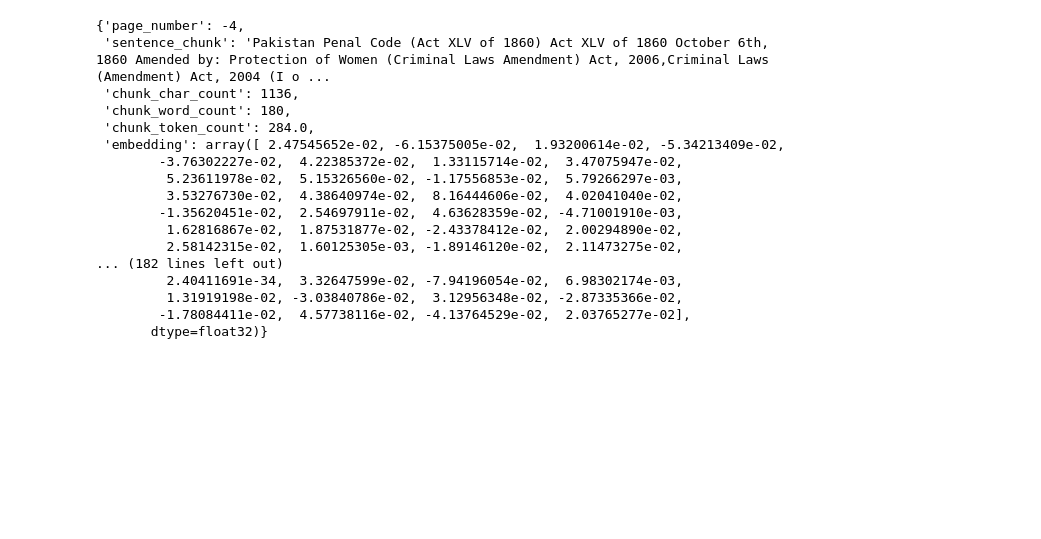
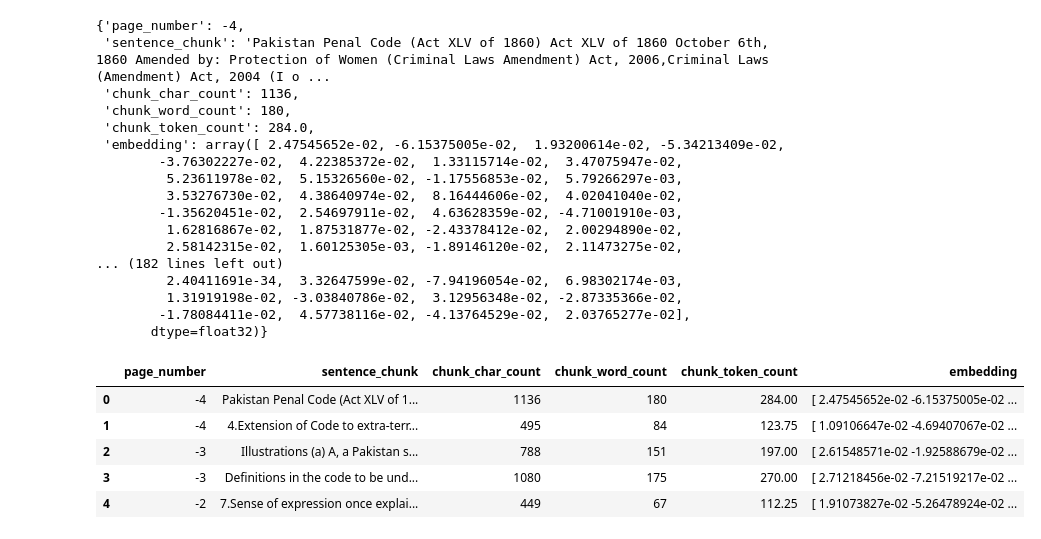
Before and after one commit to afrazk01/LEGALSENSE, a Jupyter notebook: script/legal_advisor.ipynb, the cells around one changed output. Cells and saved outputs as stored; diff of their text form; code cells hidden in the pictures; blank space fills up the shorter version.

```diff
--- a/script/legal_advisor.ipynb
+++ b/script/legal_advisor.ipynb
@@ -211,3 +211,13 @@ pages_and_chunks[0]
 chunks_and_embeddings = pd.DataFrame(pages_and_chunks)
 embeddings_save_path = "U:\\LEGALSENSE\\chunks_and_embeddings.csv"
 chunks_and_embeddings.to_csv(embeddings_save_path, index=False)
+# %%
+chunks_and_embedding_load = pd.read_csv(embeddings_save_path)
+chunks_and_embedding_load.head()
+# %% [output]
+|  | page_number | sentence_chunk | chunk_char_count | chunk_word_count | chunk_token_count | embedding |
+| 0 | -4 | Pakistan Penal Code (Act XLV of 1... | 1136 | 180 | 284.00 | [ 2.47545652e-02 -6.15375005e-02 ... |
+| 1 | -4 | 4.Extension of Code to extra-terr... | 495 | 84 | 123.75 | [ 1.09106647e-02 -4.69407067e-02 ... |
+| 2 | -3 | Illustrations (a) A, a Pakistan s... | 788 | 151 | 197.00 | [ 2.61548571e-02 -1.92588679e-02 ... |
+| 3 | -3 | Definitions in the code to be und... | 1080 | 175 | 270.00 | [ 2.71218456e-02 -7.21519217e-02 ... |
+| 4 | -2 | 7.Sense of expression once explai... | 449 | 67 | 112.25 | [ 1.91073827e-02 -5.26478924e-02 ... |
```
